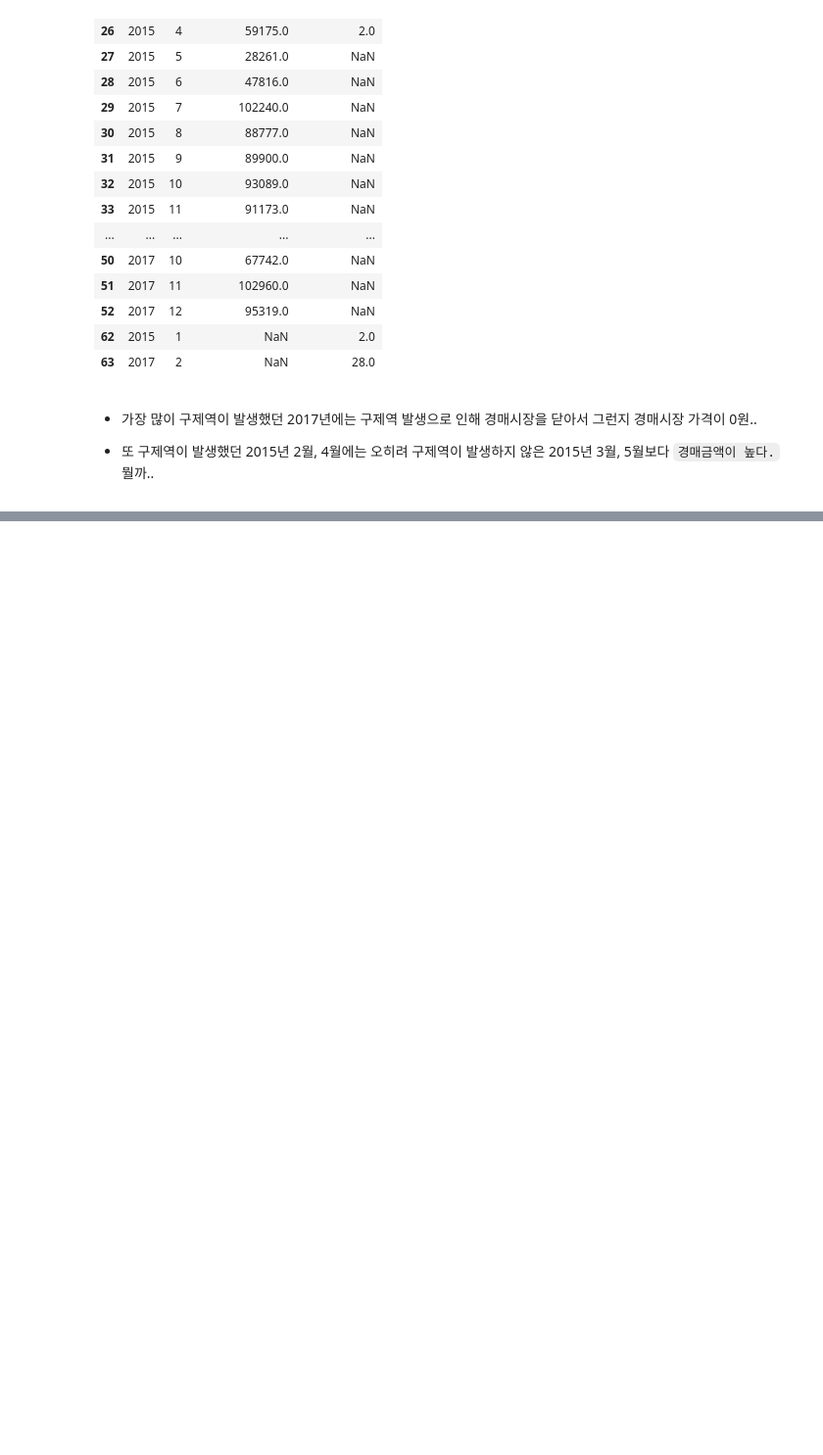
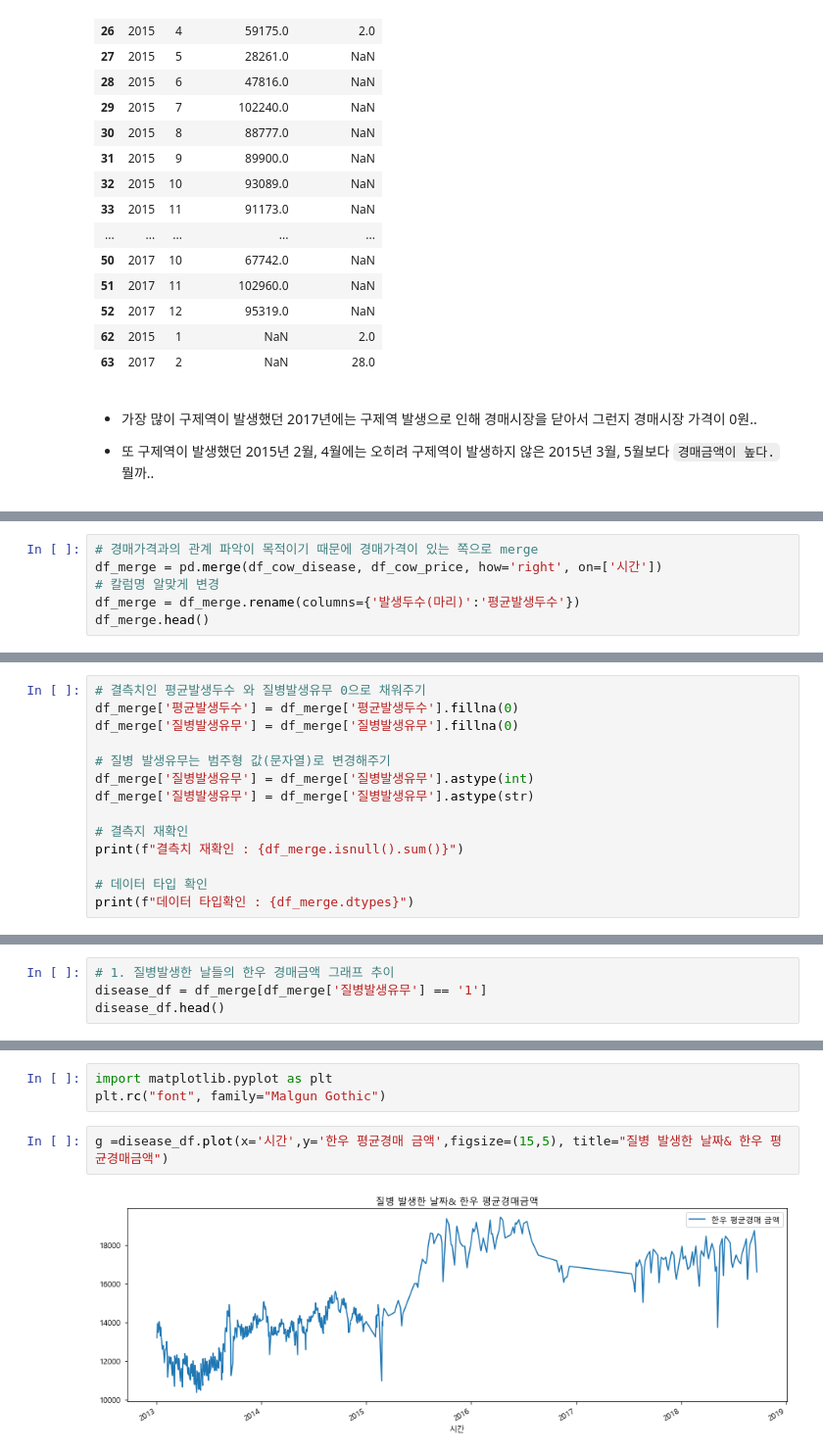
Before and after one commit to DSC-SCH/livestock-solution-project, a Jupyter notebook: eda/cow_disease_EDA.ipynb, the cells around one changed output, grey strips where cells are left out. Shown at 98% size. Saved outputs shown, nothing was run; the diff lists cells and outputs as text; blank space fills up the shorter version.

Commit message:
피드백 후 수정 완료
- 질병유무와 한우 평균경매금액과의 관계 시각화

```diff
--- a/eda/cow_disease_EDA.ipynb
+++ b/eda/cow_disease_EDA.ipynb
@@ -1100,0 +1406,6 @@ df_price_guje[(df_price_guje['연도'] == 2015) | (df_price_guje['연도'] == 20
+# %%
+# 경매가격과의 관계 파악이 목적이기 때문에 경매가격이 있는 쪽으로 merge
+df_merge = pd.merge(df_cow_disease, df_cow_price, how='right', on=['시간'])
+# 칼럼명 알맞게 변경
+df_merge = df_merge.rename(columns={'발생두수(마리)':'평균발생두수'})
+df_merge.head()
@@ -1100,0 +1431,14 @@ df_price_guje[(df_price_guje['연도'] == 2015) | (df_price_guje['연도'] == 20
+# %%
+# 결측치인 평균발생두수 와 질병발생유무 0으로 채워주기
+df_merge['평균발생두수'] = df_merge['평균발생두수'].fillna(0)
+df_merge['질병발생유무'] = df_merge['질병발생유무'].fillna(0)
+
+# 질병 발생유무는 범주형 값(문자열)로 변경해주기
+df_merge['질병발생유무'] = df_merge['질병발생유무'].astype(int)
+df_merge['질병발생유무'] = df_merge['질병발생유무'].astype(str)
+
+# 결측지 재확인
+print(f"결측치 재확인 : {df_merge.isnull().sum()}")
+
+# 데이터 타입 확인
+print(f"데이터 타입확인 : {df_merge.dtypes}")
@@ -1100,0 +1464,4 @@ df_price_guje[(df_price_guje['연도'] == 2015) | (df_price_guje['연도'] == 20
+# %%
+# 1. 질병발생한 날들의 한우 경매금액 그래프 추이
+disease_df = df_merge[df_merge['질병발생유무'] == '1']
+disease_df.head()
@@ -1100,0 +1475,7 @@ df_price_guje[(df_price_guje['연도'] == 2015) | (df_price_guje['연도'] == 20
+# %%
+import matplotlib.pyplot as plt
+plt.rc("font", family="Malgun Gothic")
+# %%
+g =disease_df.plot(x='시간',y='한우 평균경매 금액',figsize=(15,5), title="질병 발생한 날짜& 한우 평균경매금액")
+# %% [output]
+[figure, added]
```
Also changed, not shown: parts of 43 cells of this notebook.
